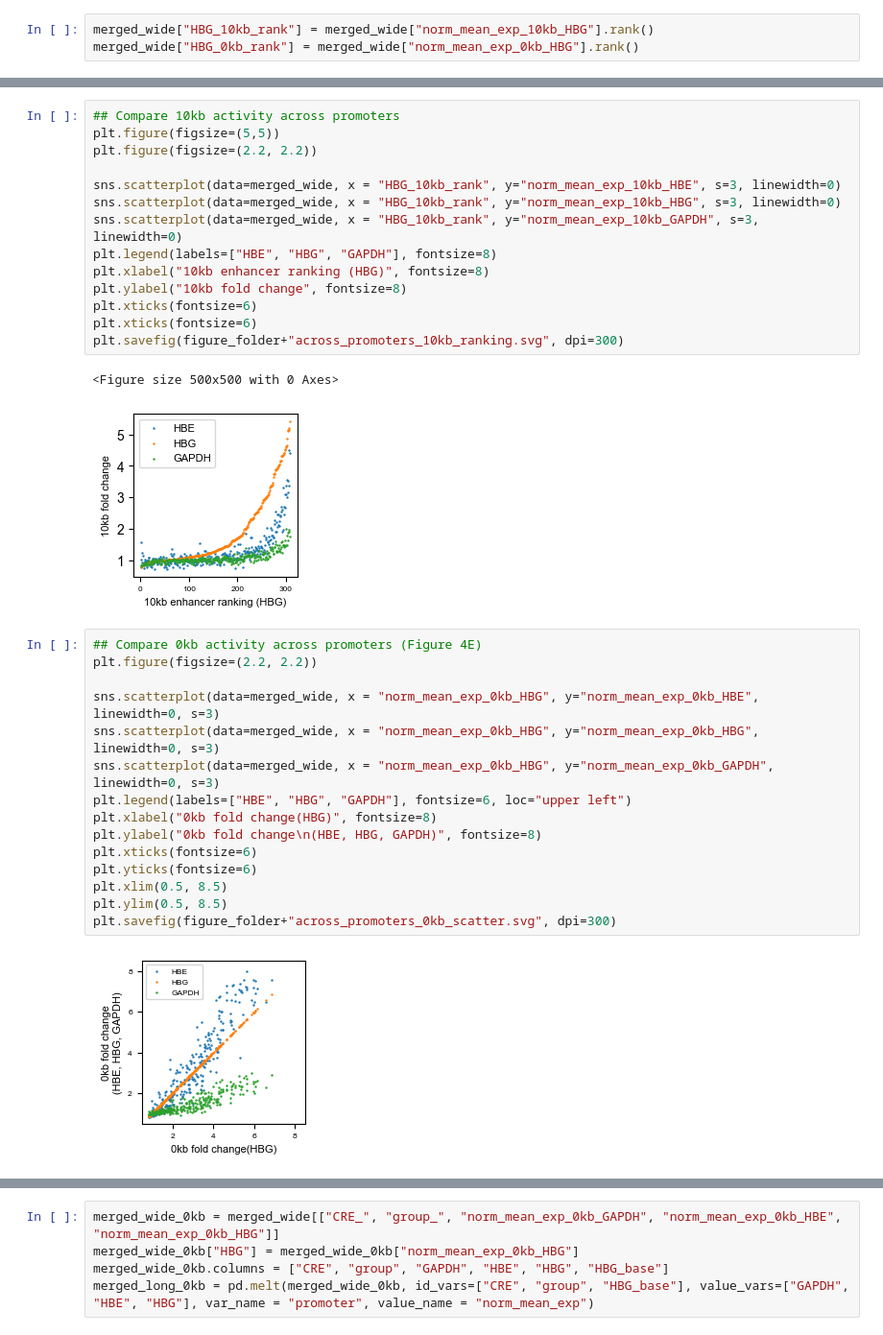
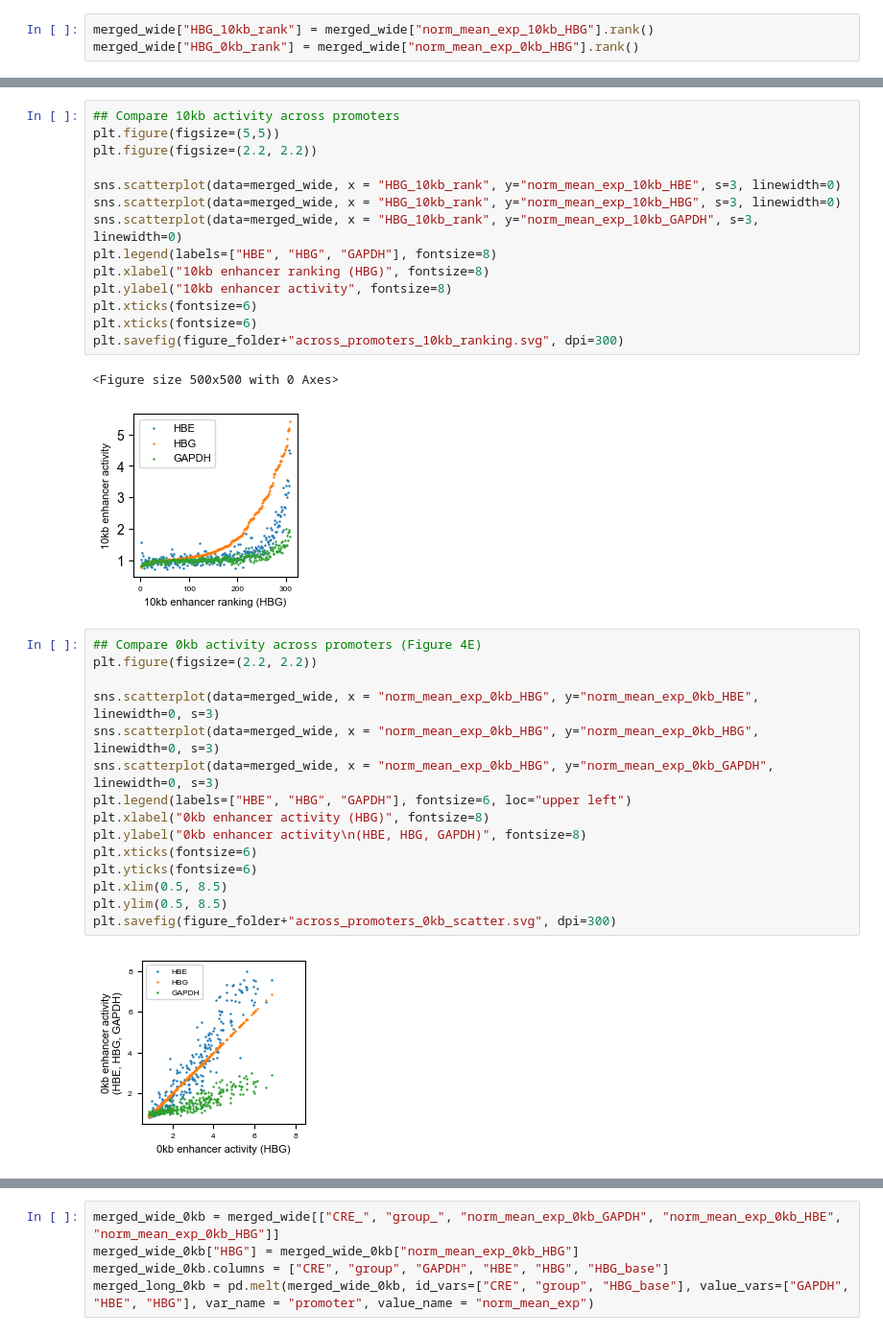
Before and after one commit to yaweiwu233/long-range-MPRA, a Jupyter notebook: scripts/04_compare_across_promoters.ipynb, the cells around one changed output, grey strips where cells are left out. Shown at 96% size. Drawn from its saved outputs; the diff is of its cells as text.

```diff
--- a/scripts/04_compare_across_promoters.ipynb
+++ b/scripts/04_compare_across_promoters.ipynb
@@ -65,30 +54,30 @@ sns.scatterplot(data=merged_wide, x = "HBG_10kb_rank", y="norm_mean_exp_10kb_HBG
 sns.scatterplot(data=merged_wide, x = "HBG_10kb_rank", y="norm_mean_exp_10kb_GAPDH", s=3, linewidth=0)
 plt.legend(labels=["HBE", "HBG", "GAPDH"], fontsize=8)
 plt.xlabel("10kb enhancer ranking (HBG)", fontsize=8)
-plt.ylabel("10kb fold change", fontsize=8)
+plt.ylabel("10kb enhancer activity", fontsize=8)
 plt.xticks(fontsize=6)
 plt.xticks(fontsize=6)
 plt.savefig(figure_folder+"across_promoters_10kb_ranking.svg", dpi=300)
 # %% [output]
 <Figure size 500x500 with 0 Axes>
-[figure, old version]
+[figure, new version]
 # %%
 ## Compare 0kb activity across promoters (Figure 4E)
 plt.figure(figsize=(2.2, 2.2))
 
 sns.scatterplot(data=merged_wide, x = "norm_mean_exp_0kb_HBG", y="norm_mean_exp_0kb_HBE", linewidth=0, s=3)
 sns.scatterplot(data=merged_wide, x = "norm_mean_exp_0kb_HBG", y="norm_mean_exp_0kb_HBG", linewidth=0, s=3)
 sns.scatterplot(data=merged_wide, x = "norm_mean_exp_0kb_HBG", y="norm_mean_exp_0kb_GAPDH", linewidth=0, s=3)
 plt.legend(labels=["HBE", "HBG", "GAPDH"], fontsize=6, loc="upper left")
-plt.xlabel("0kb fold change(HBG)", fontsize=8)
-plt.ylabel("0kb fold change\n(HBE, HBG, GAPDH)", fontsize=8)
+plt.xlabel("0kb enhancer activity (HBG)", fontsize=8)
+plt.ylabel("0kb enhancer activity\n(HBE, HBG, GAPDH)", fontsize=8)
 plt.xticks(fontsize=6)
 plt.yticks(fontsize=6)
 plt.xlim(0.5, 8.5)
 plt.ylim(0.5, 8.5)
 plt.savefig(figure_folder+"across_promoters_0kb_scatter.svg", dpi=300)
 # %% [output]
-[figure, old version]
+[figure, new version]
 # %%
 ## Compare 10kb activity across promoters (Figure 4F)
 plt.figure(figsize=(2.2, 2.2))
```
Also changed, not shown: parts of 5 cells of this notebook, 43 other files.
